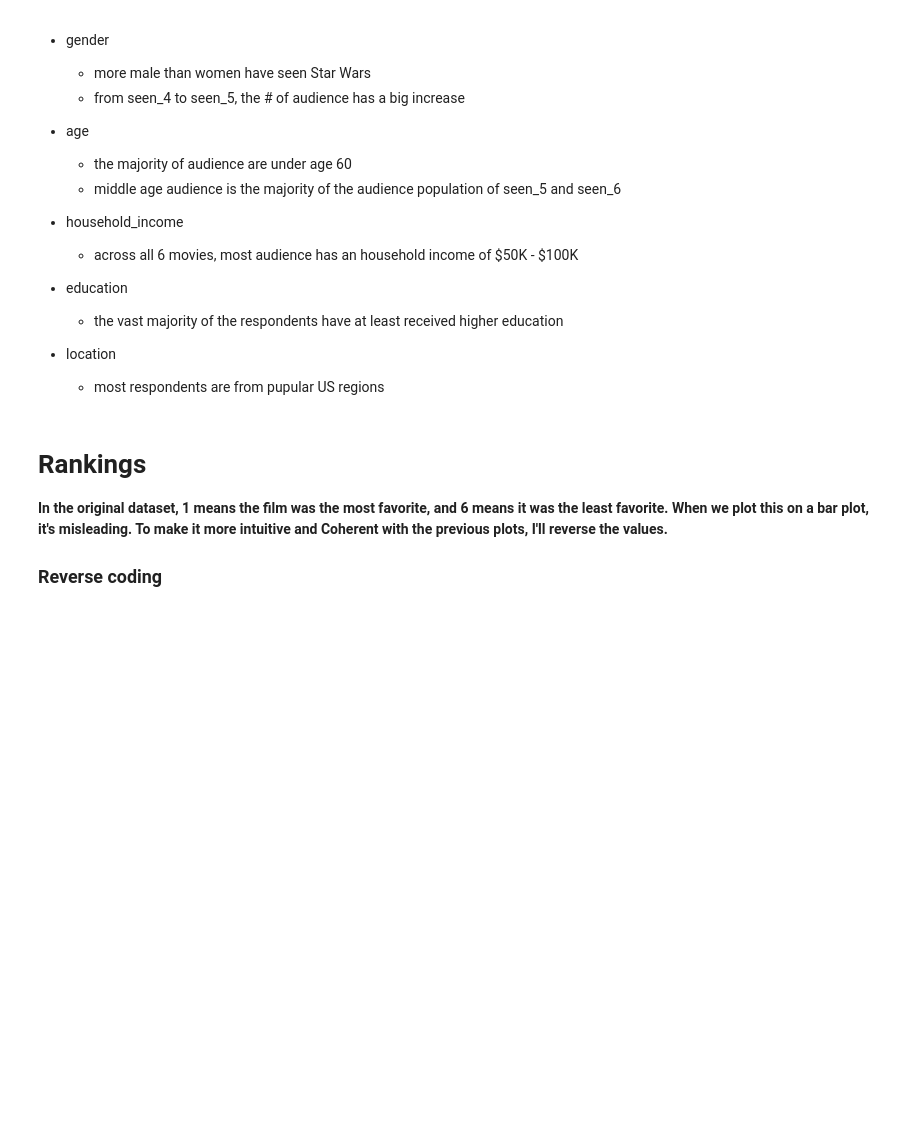
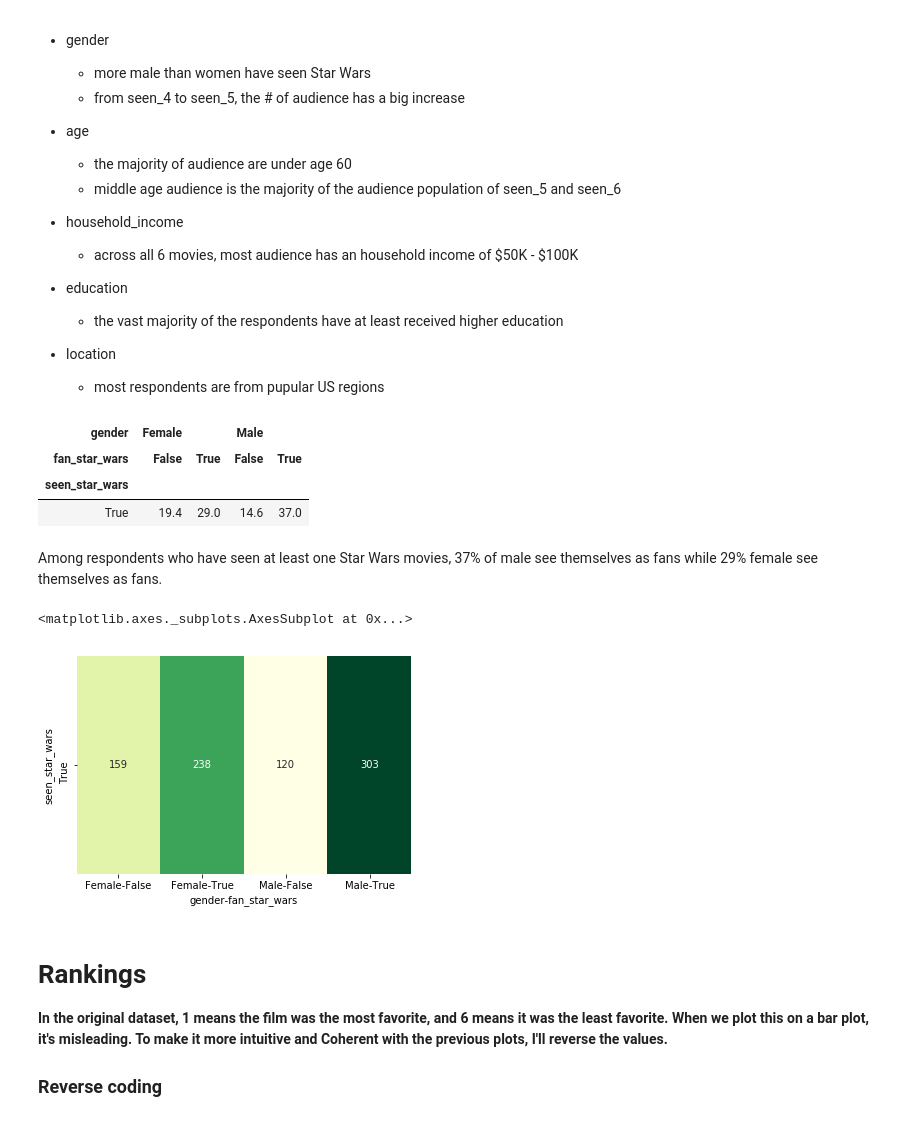
Before and after one commit to tainangao/Star-Wars-Survey, a Jupyter notebook: Star Wars Survey.ipynb, the cells around one changed output. Cells and saved outputs as stored; diff of their text form; code cells hidden in the pictures; blank space fills up the shorter version.

```diff
--- a/Star Wars Survey.ipynb
+++ b/Star Wars Survey.ipynb
@@ -237,6 +237,21 @@ plt.show()
 
 - location
     - most respondents are from pupular US regions
+# %%
+pd.crosstab(star_wars.seen_star_wars, [star_wars.gender, star_wars.fan_star_wars]).apply(lambda r: r/r.sum(), axis=1).round(3)*100
+# %% [output]
+| gender | Female |  | Male |  |
+| fan_star_wars | False | True | False | True |
+| seen_star_wars |  |  |  |  |
+| True | 19.4 | 29.0 | 14.6 | 37.0 |
+# %% [markdown]
+Among respondents who have seen at least one Star Wars movies, 37% of male see themselves as fans while 29% female see themselves as fans.
+# %%
+sns.heatmap(pd.crosstab(star_wars.seen_star_wars, [star_wars.gender, star_wars.fan_star_wars]),
+            cmap="YlGn", annot=True, cbar=False,fmt="d",)
+# %% [output]
+<matplotlib.axes._subplots.AxesSubplot at 0x...>
+[figure, added]
 # %% [markdown]
 # Rankings
 <b>In the original dataset, 1 means the film was the most favorite, and 6 means it was the least favorite. When we plot this on a bar plot, it's misleading. To make it more intuitive and Coherent with the previous plots, I'll reverse the values.</b>
```
Also changed, not shown: parts of 2 cells of this notebook.
